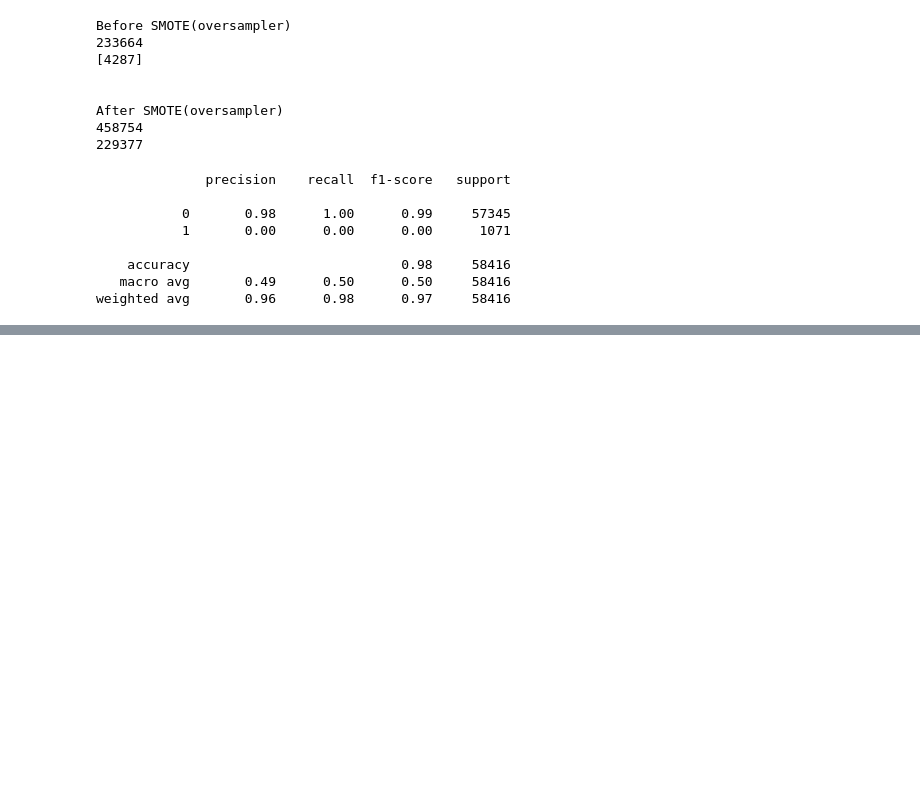
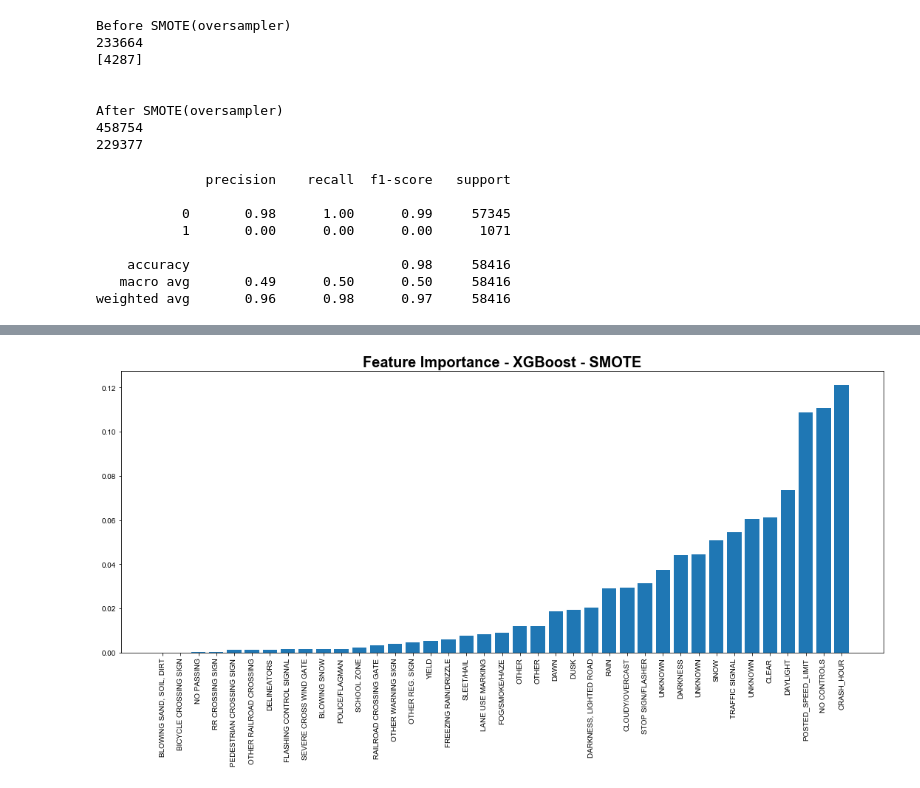
Before and after one commit to Morgan-Sell/chi-traffic-accidents, a Jupyter notebook: chi-transport-v2.ipynb, the cells around one changed output, grey strips where cells are left out. Saved outputs shown, nothing was run; the diff lists cells and outputs as text; code cells hidden in the pictures; blank space fills up the shorter version.

```diff
--- a/chi-transport-v2.ipynb
+++ b/chi-transport-v2.ipynb
@@ -350,0 +377,16 @@ print(classification_report(y_1_test, y_1_pred_xgbt))
+# %%
+xgbt_os_feat_scores = pd.DataFrame({'Fraction of Samples Affected' : xgbt_model_os.feature_importances_},
+                                   index=X_1_dum.columns)
+xgbt_os_feat_scores = xgbt_os_feat_scores.sort_values(by='Fraction of Samples Affected')
+
+fig, ax = plt.subplots(figsize=(15,8))
+pos = np.arange(1, len(xgbt_os_feat_scores)+1)
+ax.bar(x=pos, height=xgbt_os_feat_scores['Fraction of Samples Affected'])
+
+ax.set_title("Feature Importance - XGBoost - SMOTE", fontsize=20, fontweight='bold')
+ax.xaxis.set_ticks(pos)
+ax.set_xticklabels(labels=xgbt_os_feat_scores.index, rotation=90)
+
+fig.tight_layout();
+# %% [output]
+[figure, added]
```
Also changed, not shown: parts of 6 cells of this notebook.
